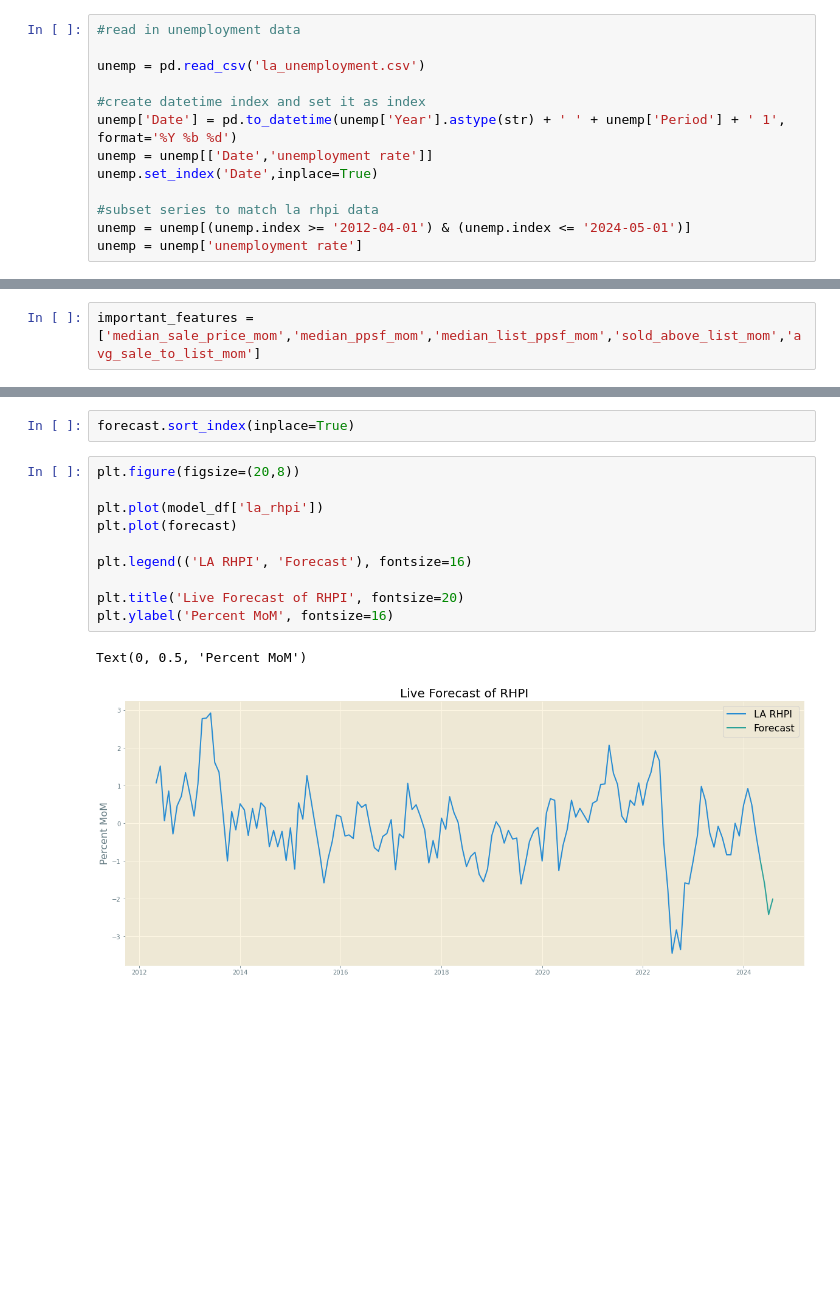
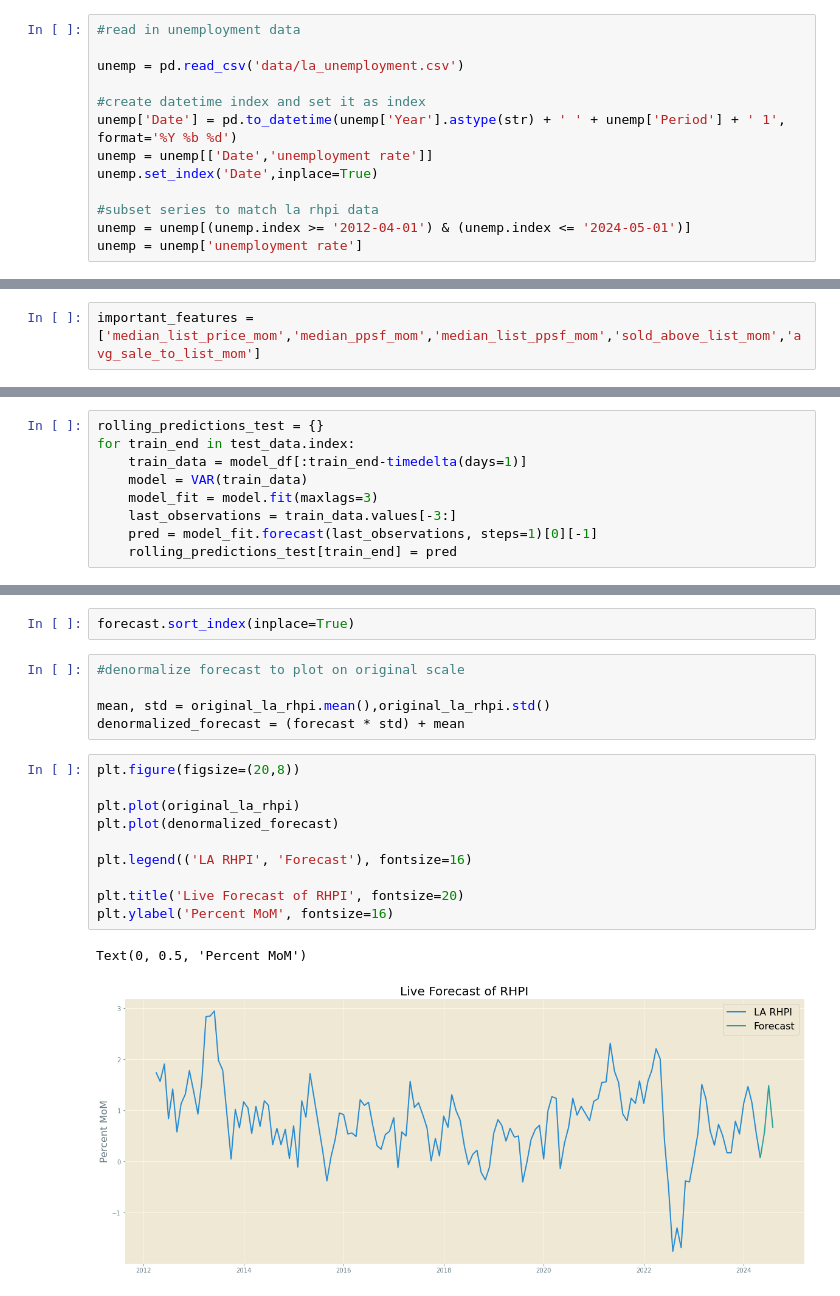
Before and after one commit to cmunugala/redfin_index_forecasting, a Jupyter notebook: var.ipynb, the cells around one changed output, grey strips where cells are left out. Saved outputs shown, nothing was run; the diff lists cells and outputs as text; blank space fills up the shorter version.

```diff
--- a/var.ipynb
+++ b/var.ipynb
@@ -68,7 +70,7 @@ mortgage = mortgage['MORTGAGE30US']
 # %%
 #read in unemployment data
 
-unemp = pd.read_csv('la_unemployment.csv')
+unemp = pd.read_csv('data/la_unemployment.csv')
 
 #create datetime index and set it as index
 unemp['Date'] = pd.to_datetime(unemp['Year'].astype(str) + ' ' + unemp['Period'] + ' 1', format='%Y %b %d')
@@ -163,7 +165,7 @@ avg_sale_to_list_mom
 Cross Corr of 1:0.500738591629138
 ------------
 # %%
-important_features = ['median_sale_price_mom','median_ppsf_mom','median_list_ppsf_mom','sold_above_list_mom','avg_sale_to_list_mom']
+important_features = ['median_list_price_mom','median_ppsf_mom','median_list_ppsf_mom','sold_above_list_mom','avg_sale_to_list_mom']
 # %% [markdown]
 ## Cleaning Time Series
 # %% [markdown]
@@ -368,0 +350,9 @@ Text(0, 0.5, 'Percent MoM')
+# %%
+rolling_predictions_test = {}
+for train_end in test_data.index:
+    train_data = model_df[:train_end-timedelta(days=1)]
+    model = VAR(train_data)
+    model_fit = model.fit(maxlags=3)
+    last_observations = train_data.values[-3:]
+    pred = model_fit.forecast(last_observations, steps=1)[0][-1]
+    rolling_predictions_test[train_end] = pred
@@ -390,16 +392,21 @@ forecast.index = forecast.index.to_period('M').to_timestamp('D')
 forecast['2024-05-01'] = model_df.loc['2024-05-01','la_rhpi']
 # %%
 forecast.sort_index(inplace=True)
+# %%
+#denormalize forecast to plot on original scale
+
+mean, std = original_la_rhpi.mean(),original_la_rhpi.std()
+denormalized_forecast = (forecast * std) + mean
 # %%
 plt.figure(figsize=(20,8))
 
-plt.plot(model_df['la_rhpi'])
-plt.plot(forecast)
+plt.plot(original_la_rhpi)
+plt.plot(denormalized_forecast)
 
 plt.legend(('LA RHPI', 'Forecast'), fontsize=16)
 
 plt.title('Live Forecast of RHPI', fontsize=20)
 plt.ylabel('Percent MoM', fontsize=16)
 # %% [output]
 Text(0, 0.5, 'Percent MoM')
-[figure, old version]
+[figure, new version]
```
Also changed, not shown: parts of 15 cells of this notebook, 7 other files.
